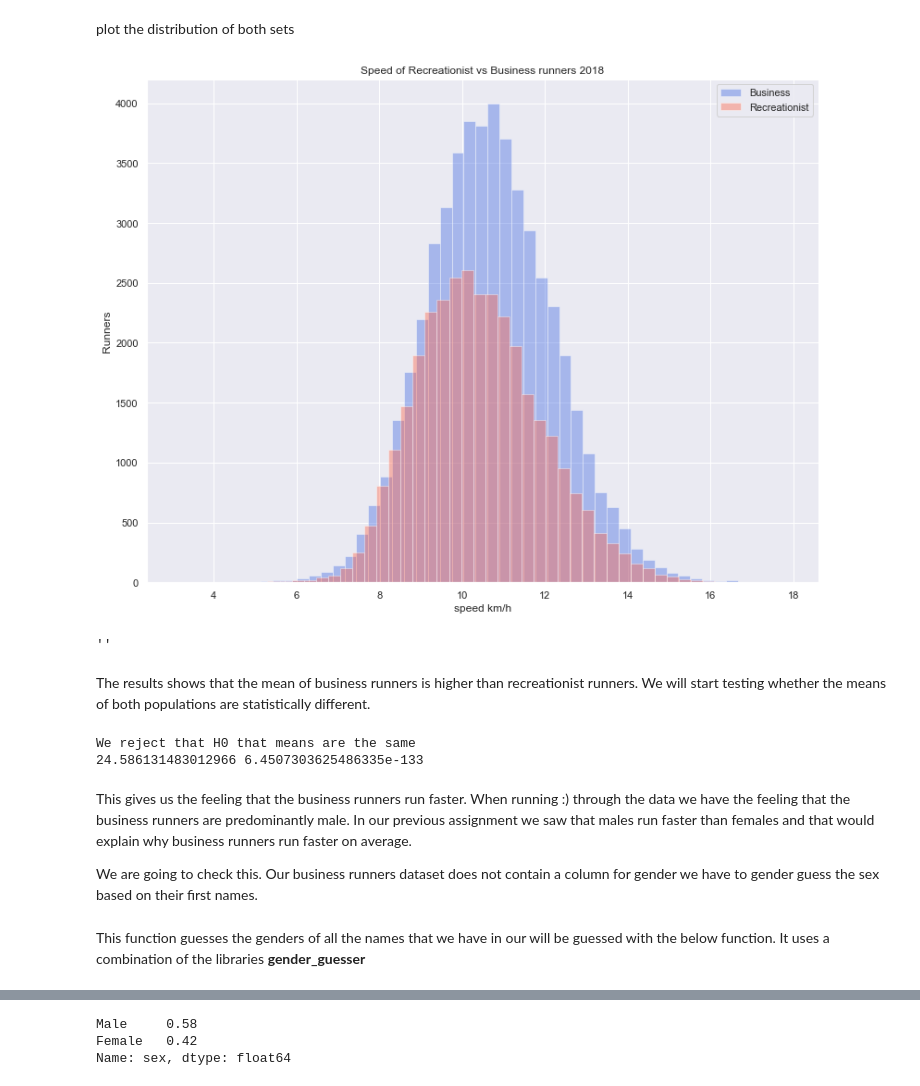
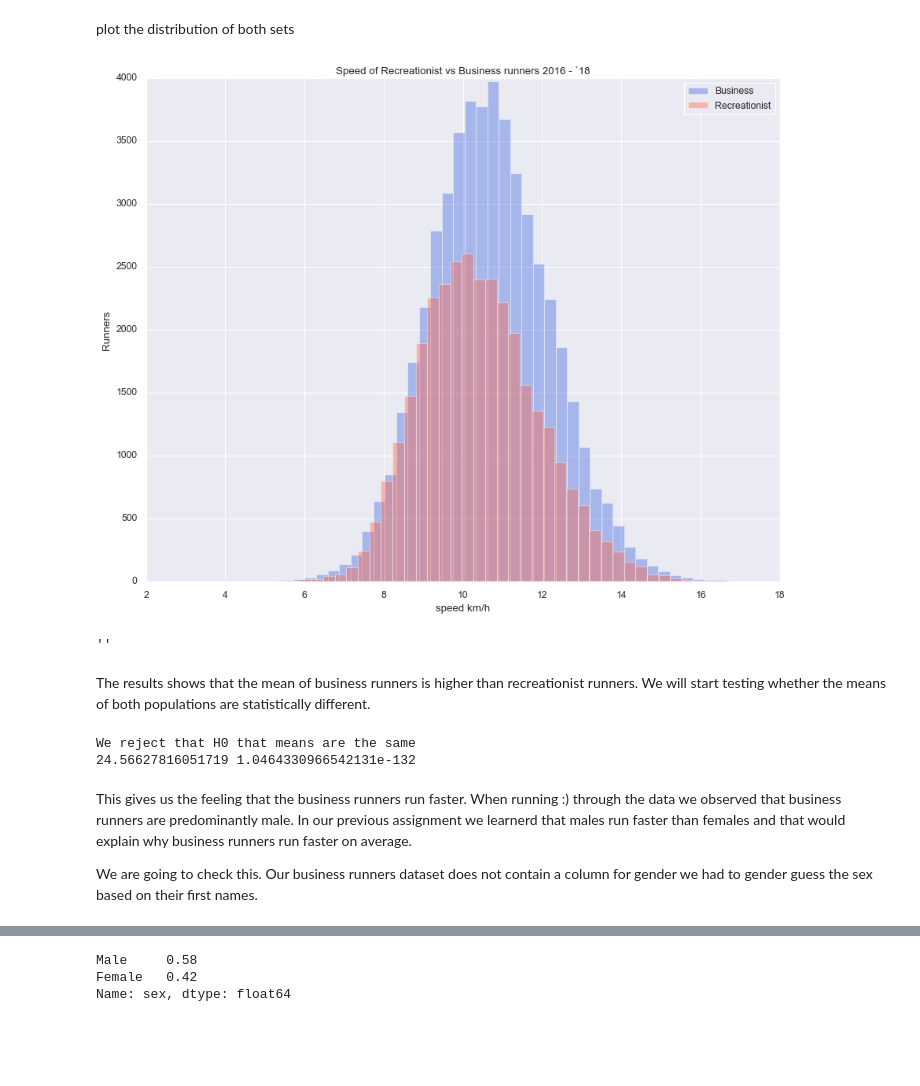
Before and after one commit to LukasTheMouse/ironhack_project4_nh_lu, a Jupyter notebook: business_vs_recreationist.ipynb, the cells around one changed output, grey strips where cells are left out. Drawn from its saved outputs; the diff is of its cells as text; code cells hidden in the pictures; blank space fills up the shorter version.

```diff
--- a/business_vs_recreationist.ipynb
+++ b/business_vs_recreationist.ipynb
@@ -20,6 +14,20 @@ pd.options.display.float_format = '{:,.2f}'.format
+# %%
+import pandas as pd
+from datetime import timedelta
+import seaborn as sns
+import requests
+from bs4 import BeautifulSoup
+import matplotlib.pyplot as plt
+import numpy as np
+import altair as alt
+import scipy.stats as stats
+import re
+pd.options.display.float_format = '{:,.2f}'.format
+
+plt.rcParams["font.family"]="agency fb"
 # %% [markdown]
 First we import the data set for business runners and recreationist. We have 3 years of data for business runners and 5 years for recreationist runners
 # %% [markdown]
 First dataset <b> businessrunnersdtd_16_18.csv </b> contains the business runners https://drive.google.com/drive/folders/1PxVVV8jvPLDTuU3Fz6Umo4QN2aJcJJiw. Place it in the data folder of this repository
 # %%
-df_bus = pd.read_csv('data/businessdamtotdamloopdata2016_2017.csv').drop(columns=['Unnamed: 0', 'Unnamed: 0.1']).drop_duplicates()
+df_bus = pd.read_csv('data/businessrunnersdtd_16_18.csv').drop(columns=['Unnamed: 0']).drop_duplicates()
@@ -28,4 +37,3 @@ Second set are the recreationist runners. <b>recreationalrunnersdtd_16_18.csv</b
 # %%
-df_recr = pd.read_csv('data/damtotdamloopdata.csv').drop(columns=['Unnamed: 0'])
-df_recr = df_recr.loc[df_recr.year.isin([2016,2017,2018])]
+df_recr = pd.read_csv('data/recreationalrunnersdtd_16_18.csv').drop(columns=['Unnamed: 0'])
 # %% [markdown]
@@ -41,22 +49,22 @@ plot the distribution of both sets
 # %%
 sns.set(rc={'figure.figsize':(13,10)})
 sns.color_palette("Paired")
-sns.distplot(df['speed'],label='Business',kde=False,color="royalblue")
-sns.distplot(df1.loc[df1.year.isin([2016,2017,2018])]['speed'],label='Recreationist',kde=False,color="tomato")
-plt.title('Speed of Recreationist vs Business runners 2018')
+sns.distplot(df_bus['speed'],label='Business',kde=False,color="royalblue")
+sns.distplot(df_recr['speed'],label='Recreationist',kde=False,color="tomato")
+plt.title('Speed of Recreationist vs Business runners 2016 - `18')
 plt.xlabel('speed km/h')
 plt.legend()
 plt.ylabel('Runners')
 plt.show()
 ;
 # %% [output]
-[figure, old version]
+[figure, new version]
 ''
 # %% [markdown]
 The results shows that the mean of business runners is higher than recreationist runners. We will start testing
 whether the means of both populations are statistically different.
 # %%
-t, p = stats.ttest_ind(df['speed'],df1.loc[df1.year.isin([2016,2017,2018])]['speed'], equal_var = False)
+t, p = stats.ttest_ind(df_bus['speed'],df_recr['speed'], equal_var = False)
 
 if p<0.05:
     print('We reject that H0 that means are the same')
@@ -65,10 +73,8 @@ else:
 print(t,p)
 # %% [output]
 We reject that H0 that means are the same
-24.586131483012966 6.4507303625486335e-133
+24.56627816051719 1.0464330966542131e-132
 # %% [markdown]
-This gives us the feeling that the business runners run faster. When running :) through the data we have the feeling that the business runners are predominantly male. In our previous assignment we saw that males run faster than females and that would explain why business runners run faster on average.
+This gives us the feeling that the business runners run faster. When running :) through the data we observed that business runners are predominantly male. In our previous assignment we learnerd that males run faster than females and that would explain why business runners run faster on average.
 
-We are going to check this. Our business runners dataset does not contain a column for gender we have to gender guess the sex based on their first names.
+We are going to check this. Our business runners dataset does not contain a column for gender we had to gender guess the sex based on their first names.
-# %% [markdown]
-This function guesses the genders of all the names that we have in our will be guessed with the below function. It uses a combination of the libraries <b>gender_guesser<b/>
```
Also changed, not shown: parts of 27 cells of this notebook.
